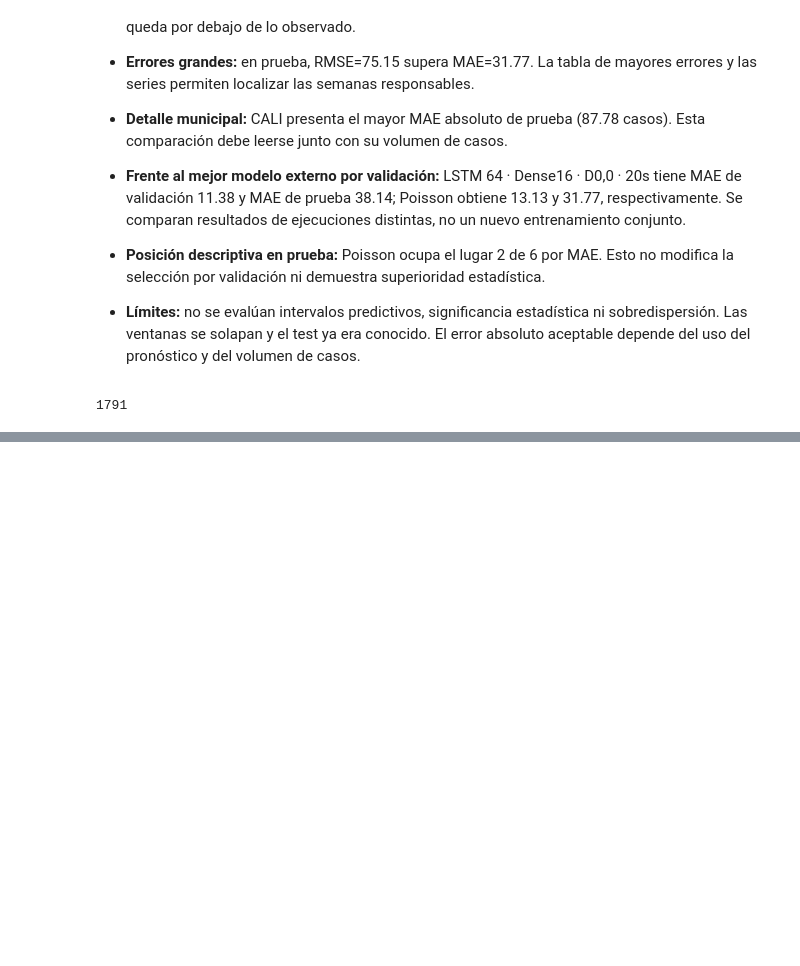
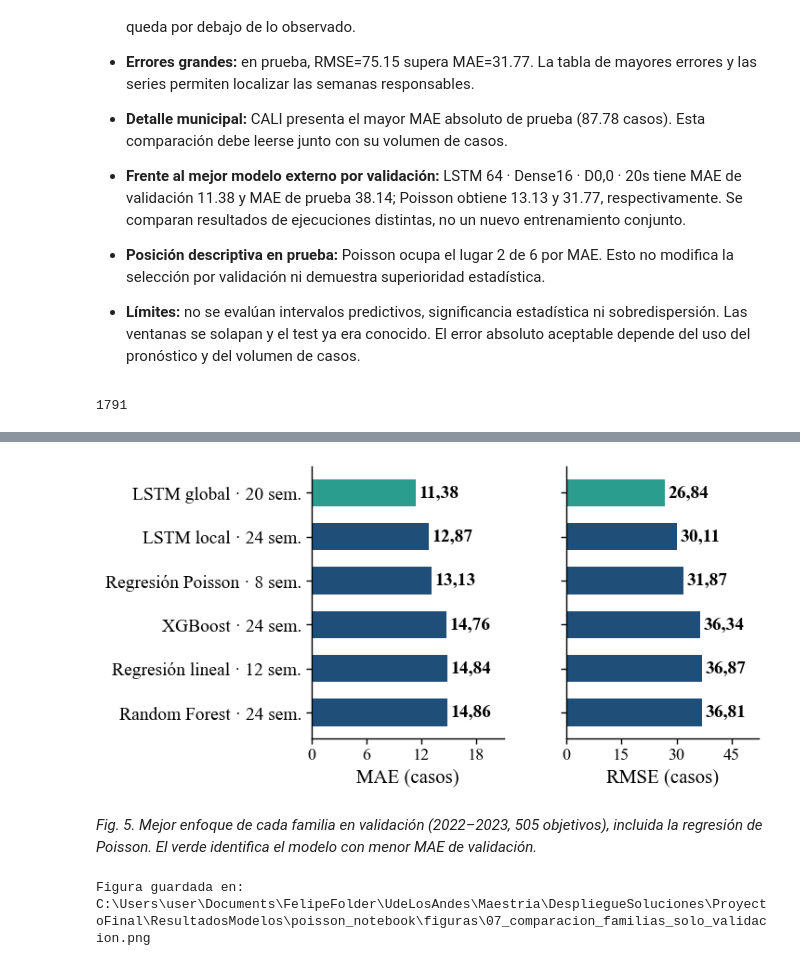
Before and after one commit to AFFlorez/ProyectoFinal, a Jupyter notebook: notebooks/Comparacion_modelo_poisson.ipynb, the cells around one changed output, grey strips where cells are left out. Cells and saved outputs as stored; diff of their text form; code cells hidden in the pictures; blank space fills up the shorter version.

Commit message:
Documento final integrado con modelo poisson

```diff
--- a/notebooks/Comparacion_modelo_poisson.ipynb
+++ b/notebooks/Comparacion_modelo_poisson.ipynb
@@ -914,0 +1015,78 @@ display(Markdown(texto_conclusiones))
+# %%
+estilo_figura_validacion = {
+    'font.family': 'serif',
+    'font.serif': ['Times New Roman', 'DejaVu Serif'],
+    'font.size': 14,
+    'axes.labelsize': 15,
+    'xtick.labelsize': 13,
+    'ytick.labelsize': 14,
+    'axes.facecolor': 'white',
+    'figure.facecolor': 'white',
+    'axes.grid': False,
+    'axes.edgecolor': 'black',
+    'axes.linewidth': 1.0,
+    'axes.spines.left': True,
+    'axes.spines.bottom': True,
+    'axes.spines.top': False,
+    'axes.spines.right': False,
+    'xtick.color': 'black',
+    'ytick.color': 'black',
+    'xtick.bottom': True,
+    'ytick.left': True,
+}
+with plt.rc_context(estilo_figura_validacion):
+    figura_validacion_articulo, ejes_figura_validacion = plt.subplots(
+        1, 2, figsize=(8.6, 3.8), sharey=True,
+    )
+    posiciones_figura_validacion = np.arange(len(tabla_figura_validacion))
+    colores_figura_validacion = ['#2a9d8f'] + ['#1f4e79'] * (len(tabla_figura_validacion) - 1)
+
+    for eje_figura_validacion, metrica_figura_validacion in zip(
+            ejes_figura_validacion, ['MAE', 'RMSE']):
+        valores_figura_validacion = tabla_figura_validacion[metrica_figura_validacion].to_numpy(float)
+        barras_figura_validacion = eje_figura_validacion.barh(
+            posiciones_figura_validacion, valores_figura_validacion,
+            color=colores_figura_validacion, height=0.62,
+        )
+        limite_figura_validacion = max(1.0, float(valores_figura_validacion.max()))
+        for barra_figura_validacion, valor_figura_validacion in zip(
+                barras_figura_validacion, valores_figura_validacion):
+            eje_figura_validacion.text(
+                valor_figura_validacion + limite_figura_validacion * 0.025,
+                barra_figura_validacion.get_y() + barra_figura_validacion.get_height() / 2,
+                f'{valor_figura_validacion:.2f}'.replace('.', ','),
+                va='center', ha='left', fontsize=14, fontweight='semibold', color='black',
+            )
+        eje_figura_validacion.set_xlim(0, limite_figura_validacion * 1.42)
+        eje_figura_validacion.set_xlabel(f'{metrica_figura_validacion} (casos)')
+        eje_figura_validacion.xaxis.set_major_locator(MaxNLocator(nbins=4, integer=True))
+        eje_figura_validacion.tick_params(axis='both', direction='out', length=4, width=1)
+        eje_figura_validacion.grid(False)
+
+    ejes_figura_validacion[0].set_yticks(
+        posiciones_figura_validacion, tabla_figura_validacion['ETIQUETA'].tolist(),
+    )
+    ejes_figura_validacion[0].invert_yaxis()
+    ejes_figura_validacion[1].tick_params(axis='y', labelleft=False)
+    figura_validacion_articulo.subplots_adjust(
+        left=0.42, right=0.98, bottom=0.21, top=0.98, wspace=0.32,
+    )
+    nombre_figura_validacion = '07_comparacion_familias_solo_validacion'
+    for extension_figura_validacion in ['png', 'svg']:
+        figura_validacion_articulo.savefig(
+            carpeta_figuras_validacion / f'{nombre_figura_validacion}.{extension_figura_validacion}',
+            dpi=450, bbox_inches='tight', facecolor='white',
+        )
+    plt.show()
+    plt.close(figura_validacion_articulo)
+
+display(Markdown(
+    '*Fig. 5. Mejor enfoque de cada familia en validación '
+    '(2022–2023, 505 objetivos), incluida la regresión de Poisson. '
+    'El verde identifica el modelo con menor MAE de validación.*'
+))
+print('Figura guardada en:', carpeta_figuras_validacion / f'{nombre_figura_validacion}.png')
+# %% [output]
+[figure, added]
+*Fig. 5. Mejor enfoque de cada familia en validación (2022–2023, 505 objetivos), incluida la regresión de Poisson. El verde identifica el modelo con menor MAE de validación.*
+Figura guardada en: C:\Users\user\Documents\FelipeFolder\UdeLosAndes\Maestria\DespliegueSoluciones\ProyectoFinal\ResultadosModelos\poisson_notebook\figuras\07_comparacion_familias_solo_validacion.png
```
Also changed, not shown: parts of 2 cells of this notebook, 2 other files.
